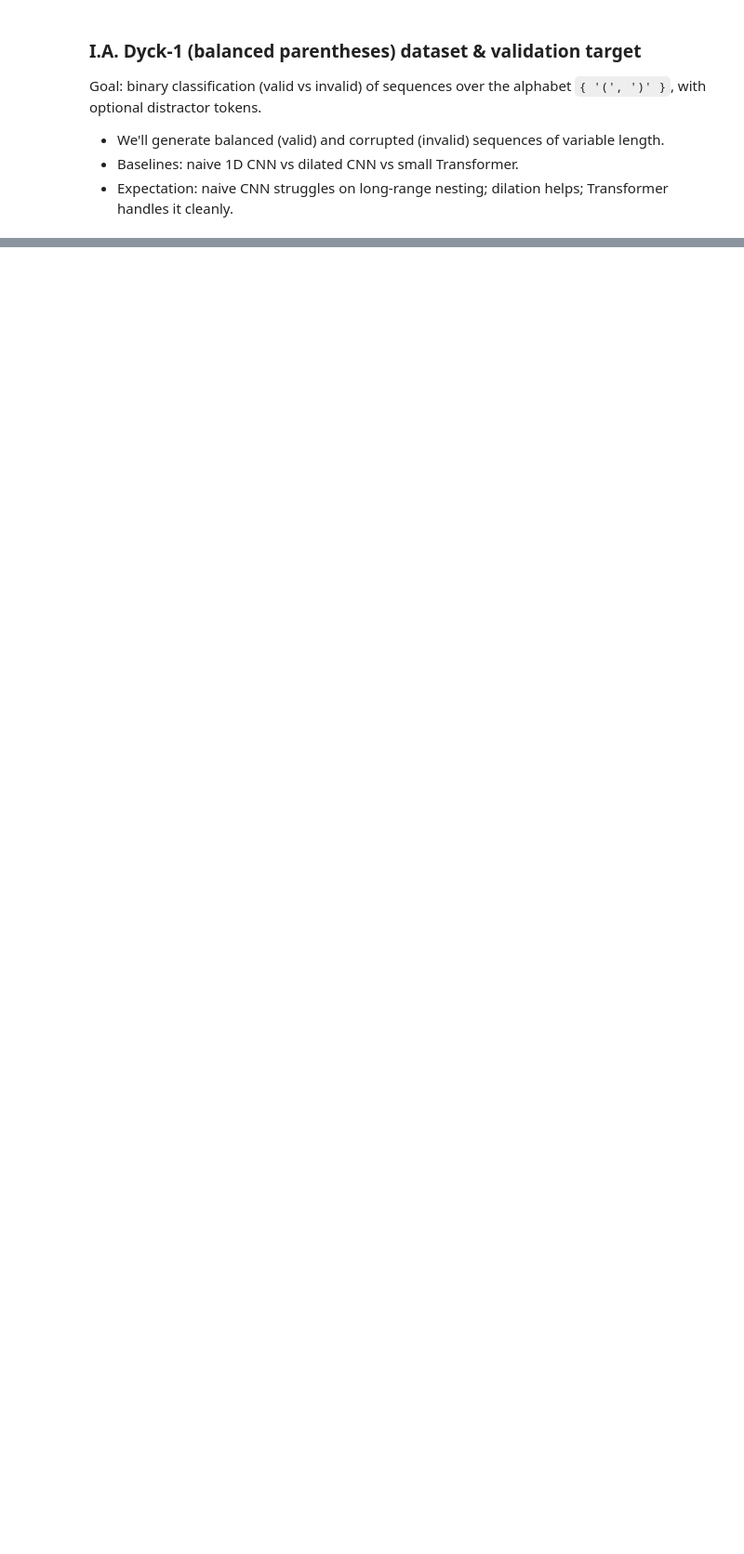
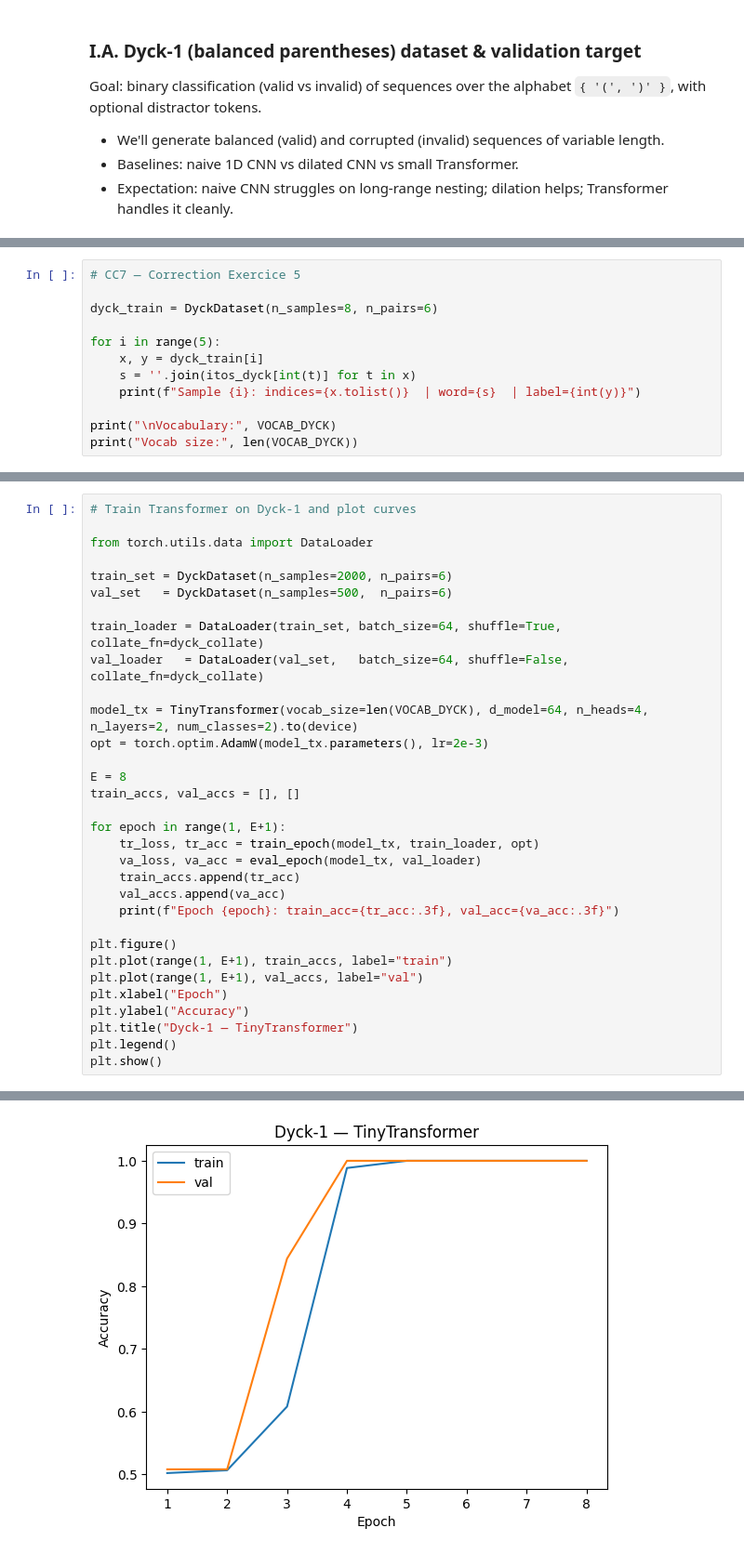
Before and after one commit to nanopiero/ML_S5_etudiants, a Jupyter notebook: practicals/P4_transformers_correction.ipynb, the cells around one changed output, grey strips where cells are left out. Shown at 93% size. Cells and saved outputs as stored; diff of their text form; blank space fills up the shorter version.

```diff
--- a/practicals/P4_transformers_correction.ipynb
+++ b/practicals/P4_transformers_correction.ipynb
@@ -492,0 +416,12 @@ Ensure **GPU** is enabled: *Runtime → Change runtime type → Hardware acceler
+# %%
+# CC7 — Correction Exercice 5
+
+dyck_train = DyckDataset(n_samples=8, n_pairs=6)
+
+for i in range(5):
+    x, y = dyck_train[i]
+    s = ''.join(itos_dyck[int(t)] for t in x)
+    print(f"Sample {i}: indices={x.tolist()}  | word={s}  | label={int(y)}")
+
+print("\nVocabulary:", VOCAB_DYCK)
+print("Vocab size:", len(VOCAB_DYCK))
@@ -492,0 +482,33 @@ Ensure **GPU** is enabled: *Runtime → Change runtime type → Hardware acceler
+# %%
+# Train Transformer on Dyck-1 and plot curves
+
+from torch.utils.data import DataLoader
+
+train_set = DyckDataset(n_samples=2000, n_pairs=6)
+val_set   = DyckDataset(n_samples=500,  n_pairs=6)
+
+train_loader = DataLoader(train_set, batch_size=64, shuffle=True, collate_fn=dyck_collate)
+val_loader   = DataLoader(val_set,   batch_size=64, shuffle=False, collate_fn=dyck_collate)
+
+model_tx = TinyTransformer(vocab_size=len(VOCAB_DYCK), d_model=64, n_heads=4, n_layers=2, num_classes=2).to(device)
+opt = torch.optim.AdamW(model_tx.parameters(), lr=2e-3)
+
+E = 8
+train_accs, val_accs = [], []
+
+for epoch in range(1, E+1):
+    tr_loss, tr_acc = train_epoch(model_tx, train_loader, opt)
+    va_loss, va_acc = eval_epoch(model_tx, val_loader)
+    train_accs.append(tr_acc)
+    val_accs.append(va_acc)
+    print(f"Epoch {epoch}: train_acc={tr_acc:.3f}, val_acc={va_acc:.3f}")
+
+plt.figure()
+plt.plot(range(1, E+1), train_accs, label="train")
+plt.plot(range(1, E+1), val_accs, label="val")
+plt.xlabel("Epoch")
+plt.ylabel("Accuracy")
+plt.title("Dyck-1 — TinyTransformer")
+plt.legend()
+plt.show()
+# %% [output]
@@ -492,0 +523 @@ Ensure **GPU** is enabled: *Runtime → Change runtime type → Hardware acceler
+[figure, added]
```
Also changed, not shown: parts of 41 cells of this notebook.
